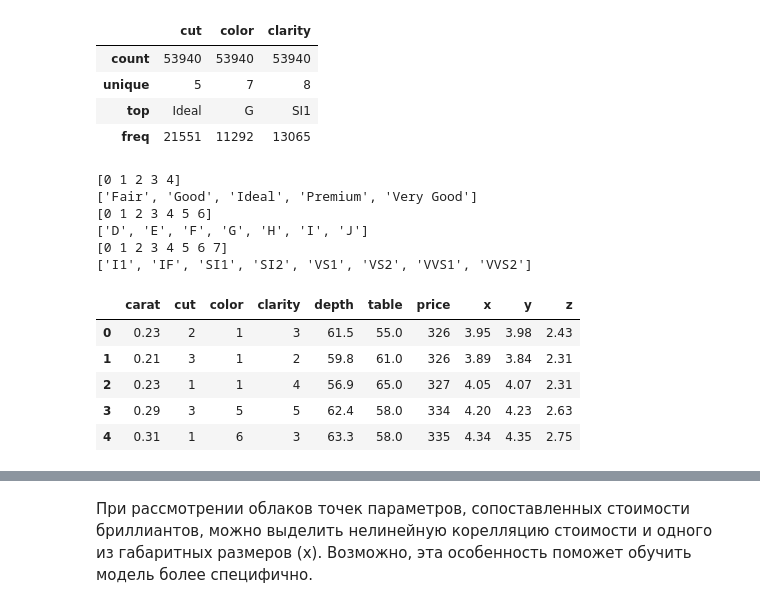
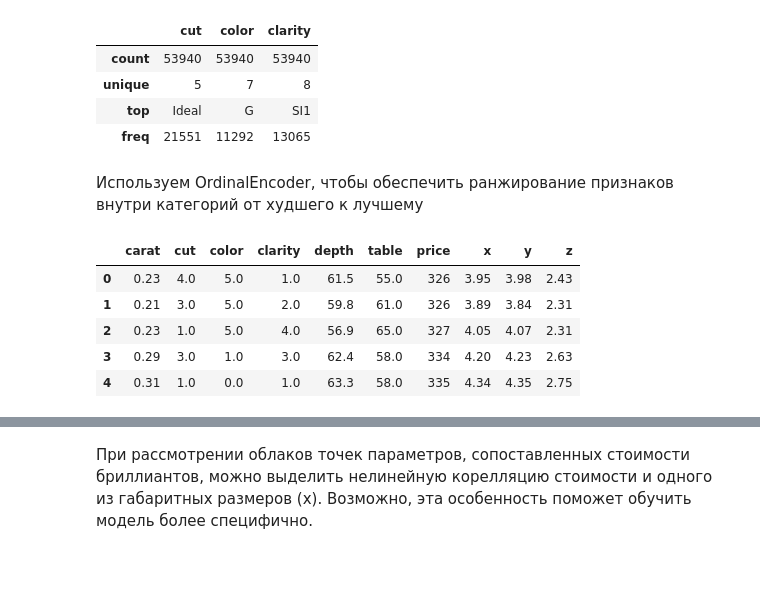
Before and after one commit to uvaroall/diamonds, a Jupyter notebook: diamonds.ipynb, the cells around one changed output, grey strips where cells are left out. Cells and saved outputs as stored; diff of their text form; code cells hidden in the pictures; blank space fills up the shorter version.

```diff
--- a/diamonds.ipynb
+++ b/diamonds.ipynb
@@ -115,27 +126,20 @@ cat_cols.describe()
 | unique | 5 | 7 | 8 |
 | top | Ideal | G | SI1 |
 | freq | 21551 | 11292 | 13065 |
-# %%
-if 1:
-    le = LabelEncoder()
-    for c in cat_cols.columns:
-        df[c] = le.fit_transform(cat_cols[c])
-        print(np.array(range(0,(cat_cols[c].unique().shape[0] ))))
-        print(list(le.inverse_transform(np.array(range(0,(cat_cols[c].unique().shape[0] ))))))
-df.head()
-# %% [output]
-[0 1 2 3 4]
-['Fair', 'Good', 'Ideal', 'Premium', 'Very Good']
-[0 1 2 3 4 5 6]
-['D', 'E', 'F', 'G', 'H', 'I', 'J']
-[0 1 2 3 4 5 6 7]
-['I1', 'IF', 'SI1', 'SI2', 'VS1', 'VS2', 'VVS1', 'VVS2']
-|  | carat | cut | color | clarity | depth | table | price | x | y | z |
-| 0 | 0.23 | 2 | 1 | 3 | 61.5 | 55.0 | 326 | 3.95 | 3.98 | 2.43 |
-| 1 | 0.21 | 3 | 1 | 2 | 59.8 | 61.0 | 326 | 3.89 | 3.84 | 2.31 |
-| 2 | 0.23 | 1 | 1 | 4 | 56.9 | 65.0 | 327 | 4.05 | 4.07 | 2.31 |
-| 3 | 0.29 | 3 | 5 | 5 | 62.4 | 58.0 | 334 | 4.20 | 4.23 | 2.63 |
-| 4 | 0.31 | 1 | 6 | 3 | 63.3 | 58.0 | 335 | 4.34 | 4.35 | 2.75 |
+# %% [markdown]
+Используем OrdinalEncoder, чтобы обеспечить ранжирование признаков внутри категорий от худшего к лучшему
+# %%
+if 1:
+    oe = OrdinalEncoder(categories=[['Fair', 'Good', 'Very Good', 'Premium', 'Ideal'],['J', 'I', 'H', 'G', 'F', 'E', 'D'],['I1', 'SI2', 'SI1', 'VS2', 'VS1', 'VVS2', 'VVS1', 'IF']])
+    df[['cut','color','clarity']] = oe.fit_transform(df[['cut','color','clarity']])
+df.head()
+# %% [output]
+|  | carat | cut | color | clarity | depth | table | price | x | y | z |
+| 0 | 0.23 | 4.0 | 5.0 | 1.0 | 61.5 | 55.0 | 326 | 3.95 | 3.98 | 2.43 |
+| 1 | 0.21 | 3.0 | 5.0 | 2.0 | 59.8 | 61.0 | 326 | 3.89 | 3.84 | 2.31 |
+| 2 | 0.23 | 1.0 | 5.0 | 4.0 | 56.9 | 65.0 | 327 | 4.05 | 4.07 | 2.31 |
+| 3 | 0.29 | 3.0 | 1.0 | 3.0 | 62.4 | 58.0 | 334 | 4.20 | 4.23 | 2.63 |
+| 4 | 0.31 | 1.0 | 0.0 | 1.0 | 63.3 | 58.0 | 335 | 4.34 | 4.35 | 2.75 |
 # %%
 fig, axes = plt.subplots(nrows=2, ncols=5, figsize=(25, 20))
 for idx, feature in enumerate(df.columns):
```
Also changed, not shown: parts of 14 cells of this notebook.
